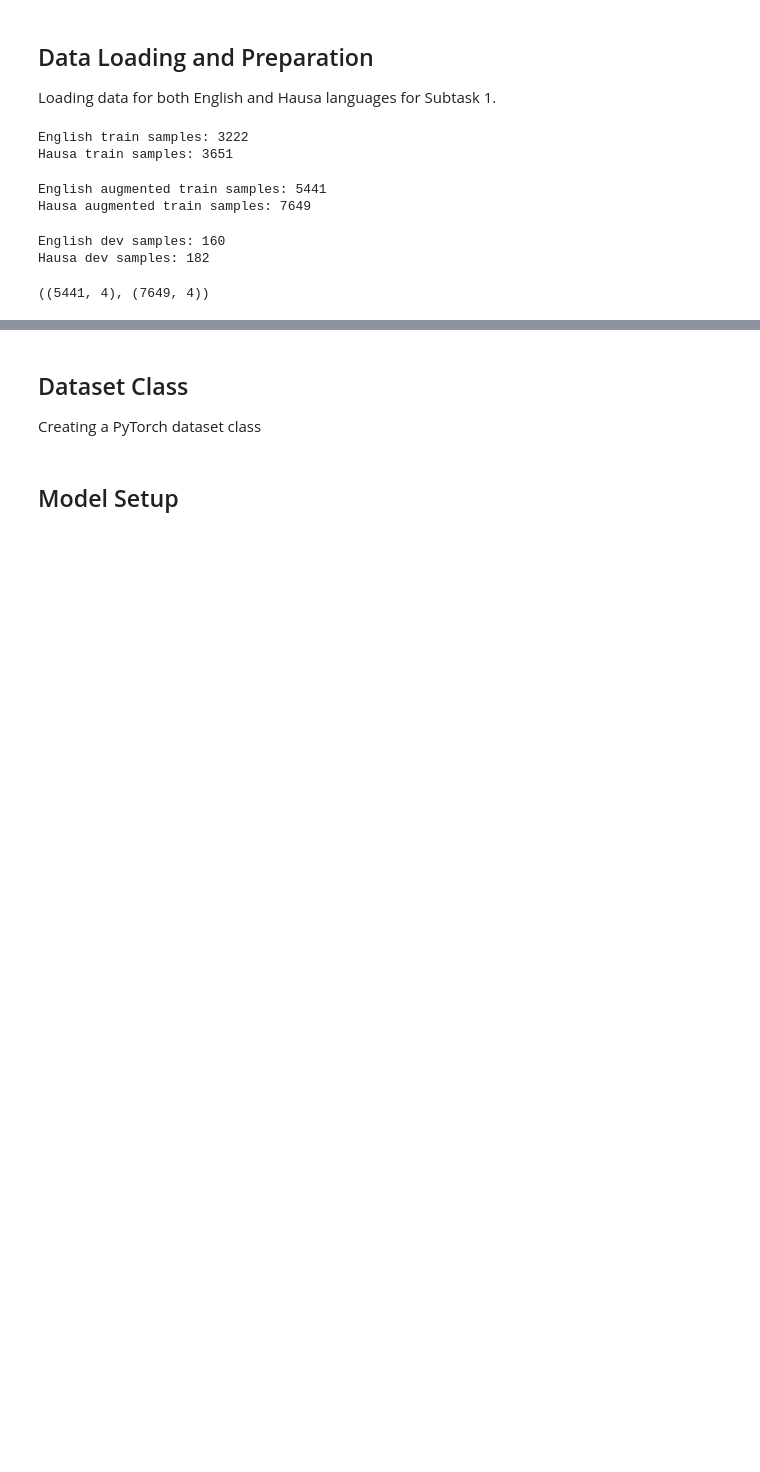
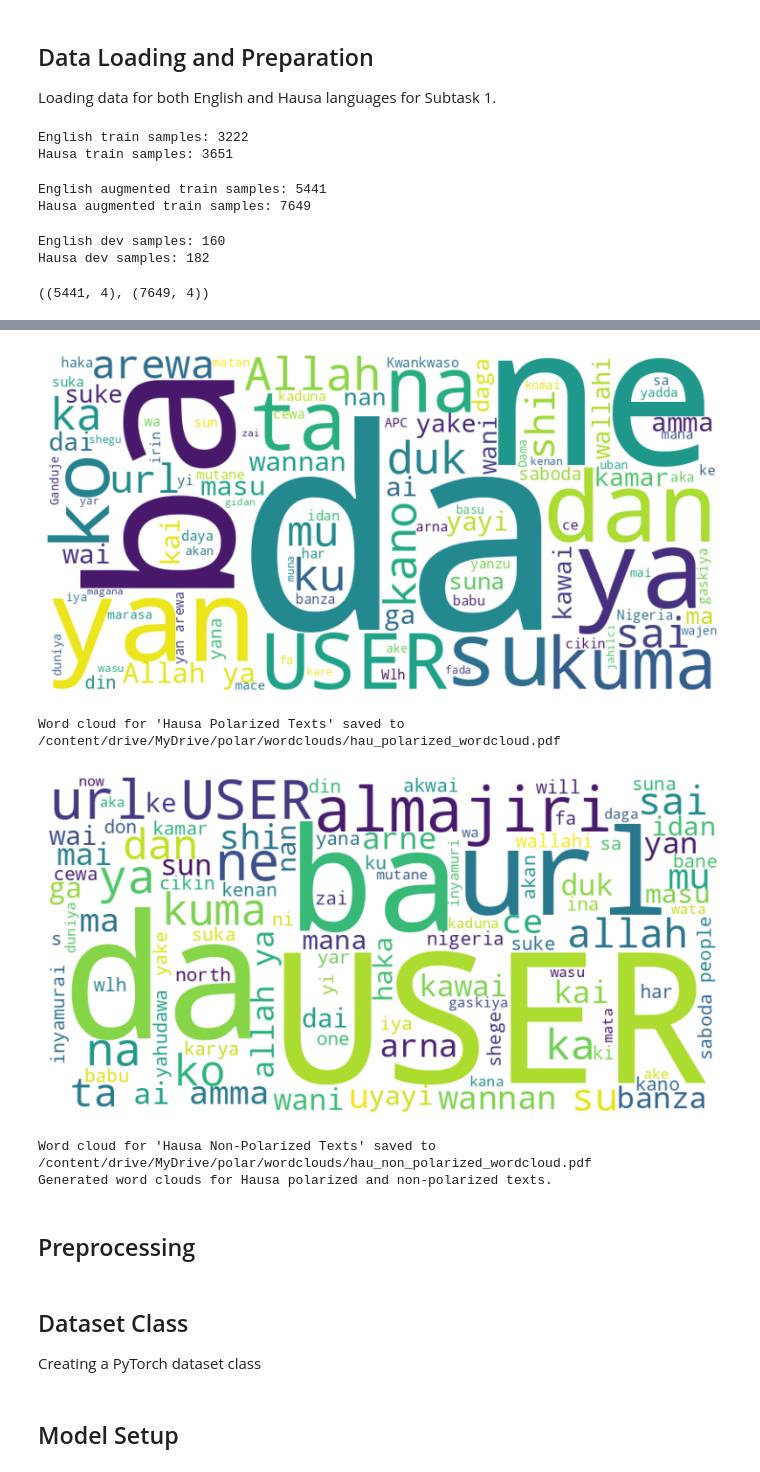
Before and after one commit to joshsalako/semeval, a Jupyter notebook: polar_hausa_english.ipynb, the cells around one changed output, grey strips where cells are left out. Saved outputs shown, nothing was run; the diff lists cells and outputs as text; code cells hidden in the pictures; blank space fills up the shorter version.

```diff
--- a/polar_hausa_english.ipynb
+++ b/polar_hausa_english.ipynb
@@ -152,3 +209,31 @@ eng_train.shape, hau_train.shape
+# %%
+# Hausa Polarized Word Cloud
+hau_polarized_text = hau_train[hau_train['polarization'] == 1]['text']
+generate_wordcloud_and_save_pdf(
+    hau_polarized_text,
+    os.path.join("/content/drive/MyDrive/polar/wordclouds",
+                 'hau_polarized_wordcloud.pdf'),
+    'Hausa Polarized Texts'
+)
+
+# Hausa Non-Polarized Word Cloud
+hau_non_polarized_text = hau_train[hau_train['polarization'] == 0]['text']
+generate_wordcloud_and_save_pdf(
+    hau_non_polarized_text,
+    os.path.join("/content/drive/MyDrive/polar/wordclouds",
+                 'hau_non_polarized_wordcloud.pdf'),
+    'Hausa Non-Polarized Texts'
+)
+
+print("Generated word clouds for Hausa polarized and non-polarized texts.")
+# %% [output]
+[figure, added]
+Word cloud for 'Hausa Polarized Texts' saved to /content/drive/MyDrive/polar/wordclouds/hau_polarized_wordcloud.pdf
+[figure, added]
+Word cloud for 'Hausa Non-Polarized Texts' saved to /content/drive/MyDrive/polar/wordclouds/hau_non_polarized_wordcloud.pdf
+Generated word clouds for Hausa polarized and non-polarized texts.
+# %% [markdown]
+## Preprocessing
 # %%
 # Apply preprocessing to all datasets
 eng_train['text'] = eng_train['text'].apply(preprocess)
```
Also changed, not shown: parts of 24 cells of this notebook.
